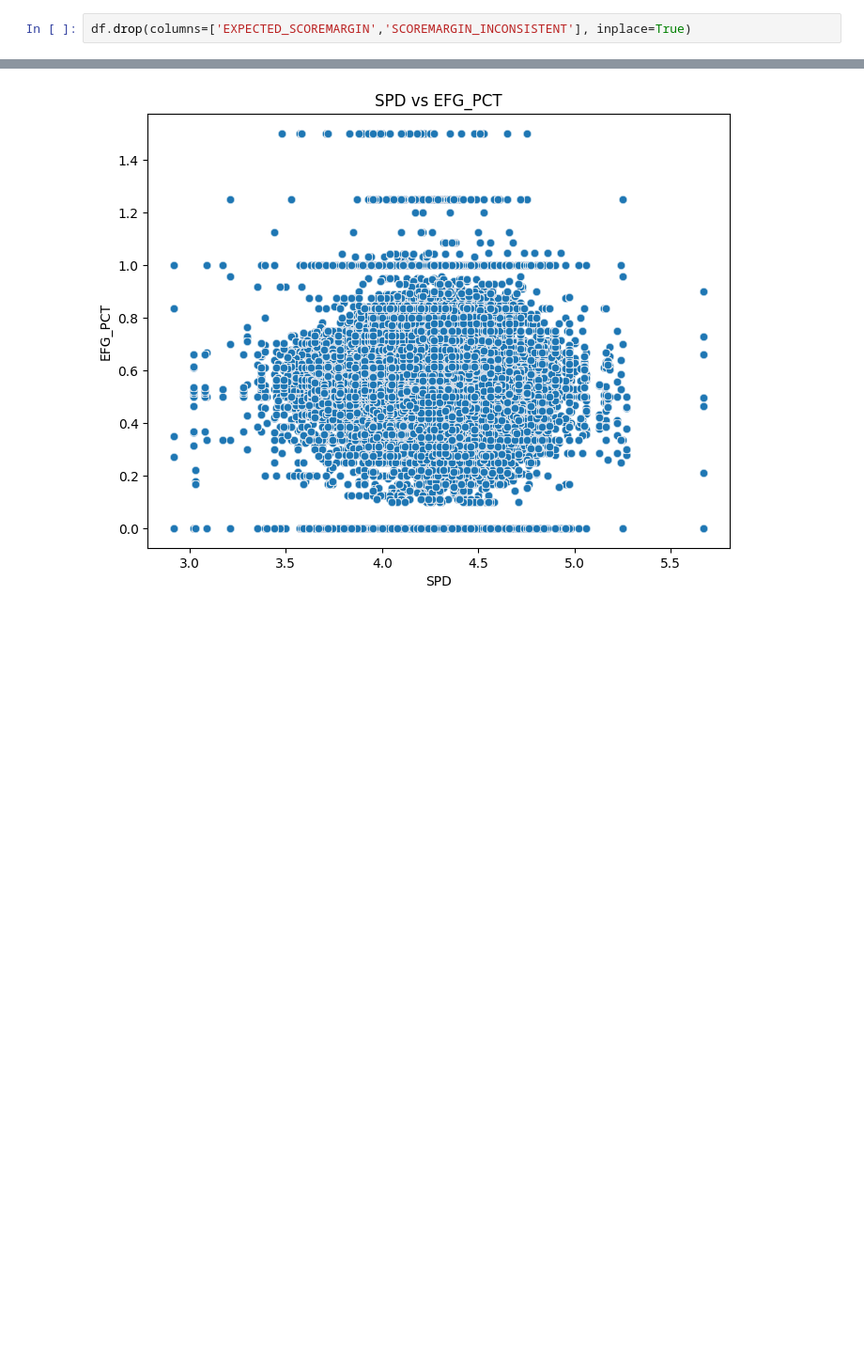
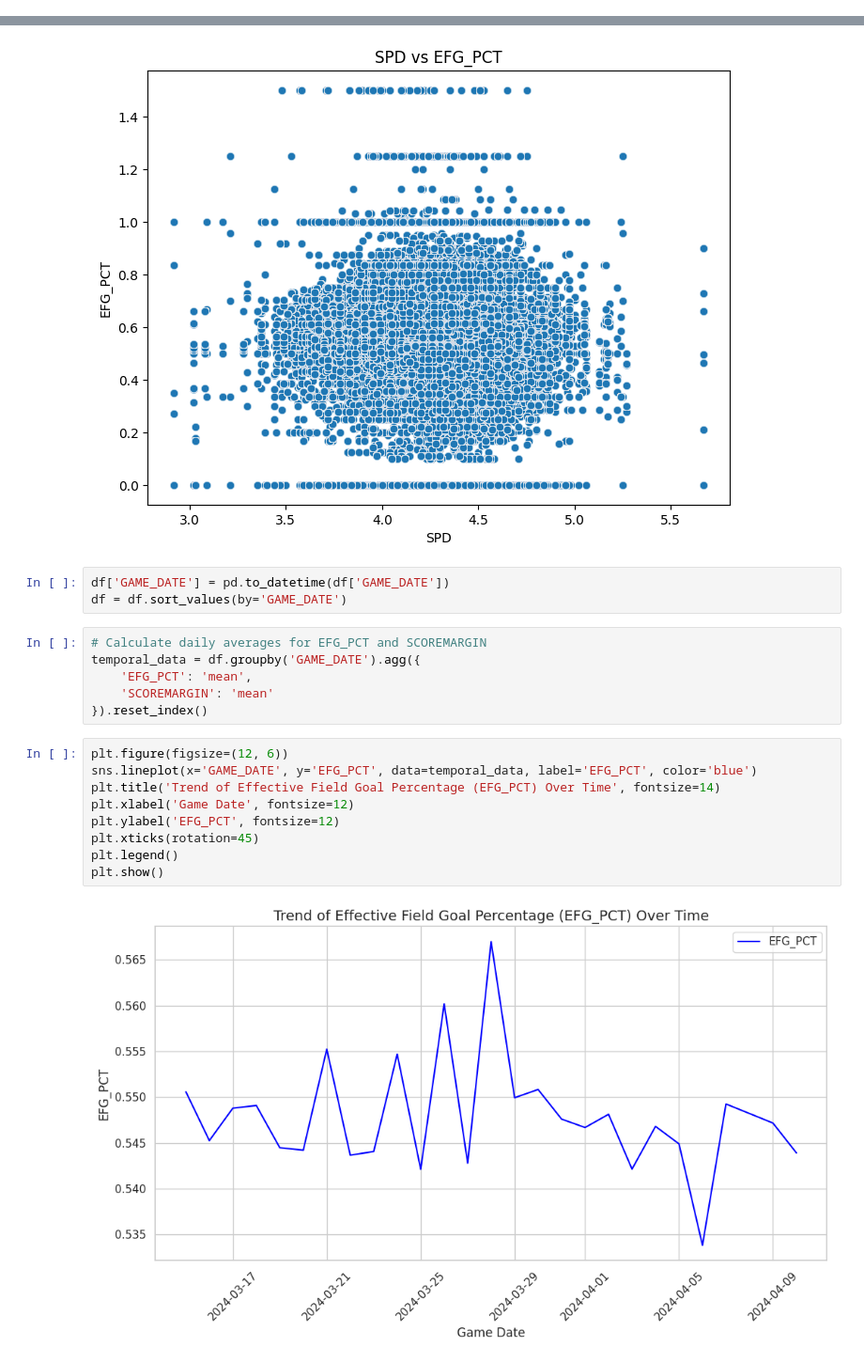
Before and after one commit to Saksham-tyagi1/NBA-Analysis, a Jupyter notebook: NBA_EDA.ipynb, the cells around one changed output, grey strips where cells are left out. Shown at 94% size. Saved outputs shown, nothing was run; the diff lists cells and outputs as text; blank space fills up the shorter version.

```diff
--- a/NBA_EDA.ipynb
+++ b/NBA_EDA.ipynb
@@ -268,2 +225,0 @@ dtype: object
-# %%
-df.drop(columns=['EXPECTED_SCOREMARGIN','SCOREMARGIN_INCONSISTENT'], inplace=True)
@@ -353,3 +321,23 @@ plot_scatter(df, x_col='SHOT_DISTANCE', y_col='EFG_PCT')
 plot_scatter(df, x_col='SPD', y_col='EFG_PCT')
 # %% [output]
 [figure]
+# %%
+df['GAME_DATE'] = pd.to_datetime(df['GAME_DATE'])
+df = df.sort_values(by='GAME_DATE')
+# %%
+# Calculate daily averages for EFG_PCT and SCOREMARGIN
+temporal_data = df.groupby('GAME_DATE').agg({
+    'EFG_PCT': 'mean',
+    'SCOREMARGIN': 'mean'
+}).reset_index()
+# %%
+plt.figure(figsize=(12, 6))
+sns.lineplot(x='GAME_DATE', y='EFG_PCT', data=temporal_data, label='EFG_PCT', color='blue')
+plt.title('Trend of Effective Field Goal Percentage (EFG_PCT) Over Time', fontsize=14)
+plt.xlabel('Game Date', fontsize=12)
+plt.ylabel('EFG_PCT', fontsize=12)
+plt.xticks(rotation=45)
+plt.legend()
+plt.show()
+# %% [output]
+[figure, added]
```
Also changed, not shown: parts of 11 cells of this notebook.
